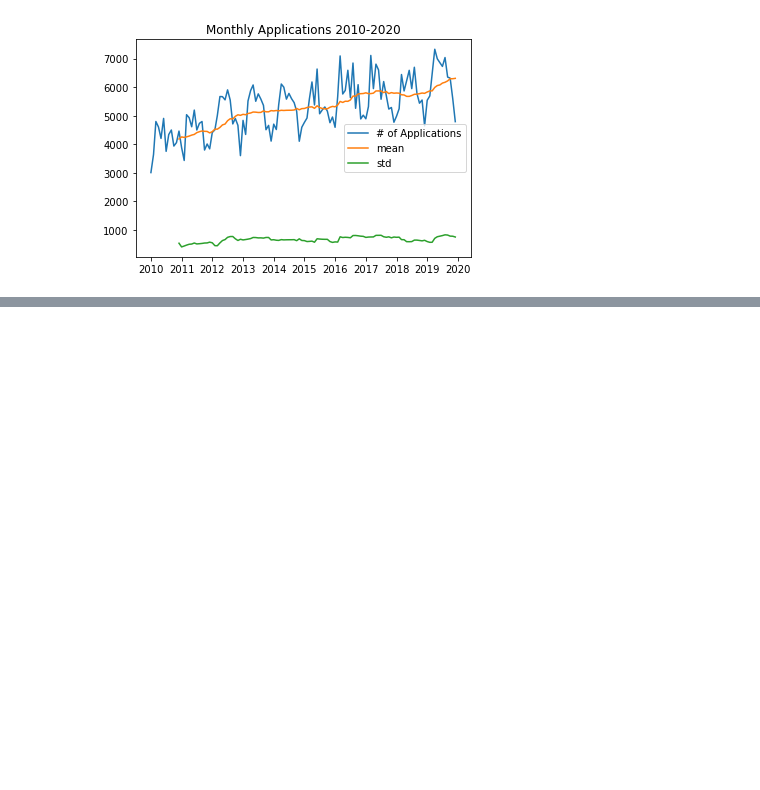
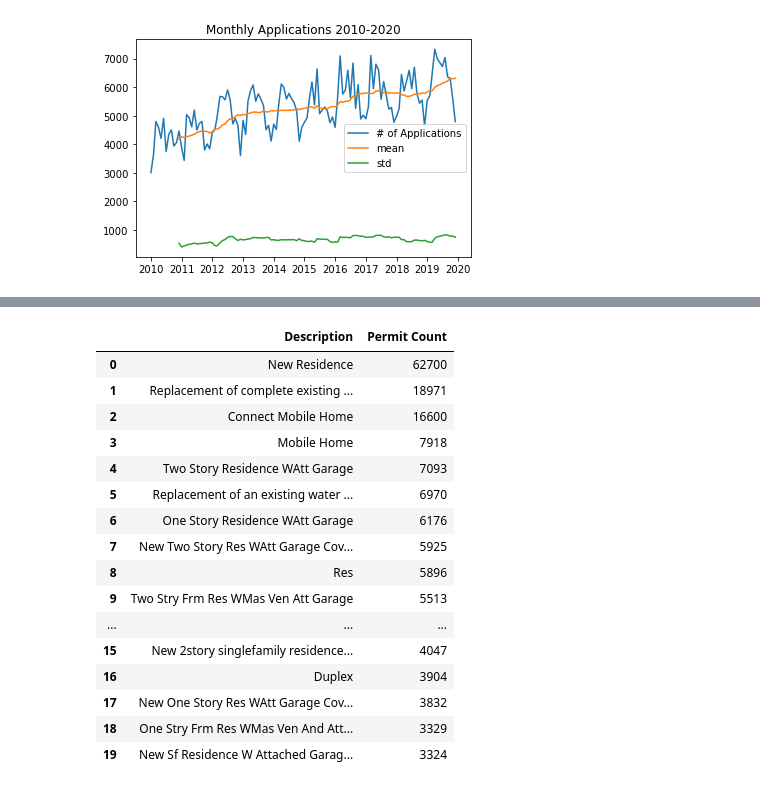
Before and after one commit to rezaganj/Capstone1-Construction-Permits-Austin-TX, a Jupyter notebook: notebooks/main.ipynb, the cells around one changed output, grey strips where cells are left out. Drawn from its saved outputs; the diff is of its cells as text; code cells hidden in the pictures; blank space fills up the shorter version.

```diff
--- a/notebooks/main.ipynb
+++ b/notebooks/main.ipynb
@@ -242,0 +350,9 @@ TypeError: 'Text' object is not callable
+# %%
+description = spark.sql('''SELECT
+                            `Description`,
+                            COUNT(*) as `Permit Count`
+                            from permits
+                            GROUP BY `Description`
+                            ORDER BY 2 DESC''')
+description_df = description.toPandas()
+description_df
@@ -242,0 +373,20 @@ TypeError: 'Text' object is not callable
+# %%
+description_df[:20]
+# %% [output]
+|  | Description | Permit Count |
+| 0 | New Residence | 62700 |
+| 1 | Replacement of complete existing ... | 18971 |
+| 2 | Connect Mobile Home | 16600 |
+| 3 | Mobile Home | 7918 |
+| 4 | Two Story Residence WAtt Garage | 7093 |
+| 5 | Replacement of an existing water ... | 6970 |
+| 6 | One Story Residence WAtt Garage | 6176 |
+| 7 | New Two Story Res WAtt Garage Cov... | 5925 |
+| 8 | Res | 5896 |
+| 9 | Two Stry Frm Res WMas Ven Att Garage | 5513 |
+| ... | ... | ... |
+| 15 | New 2story singlefamily residence... | 4047 |
+| 16 | Duplex | 3904 |
+| 17 | New One Story Res WAtt Garage Cov... | 3832 |
+| 18 | One Stry Frm Res WMas Ven And Att... | 3329 |
+| 19 | New Sf Residence W Attached Garag... | 3324 |
```
Also changed, not shown: parts of 13 cells of this notebook.
